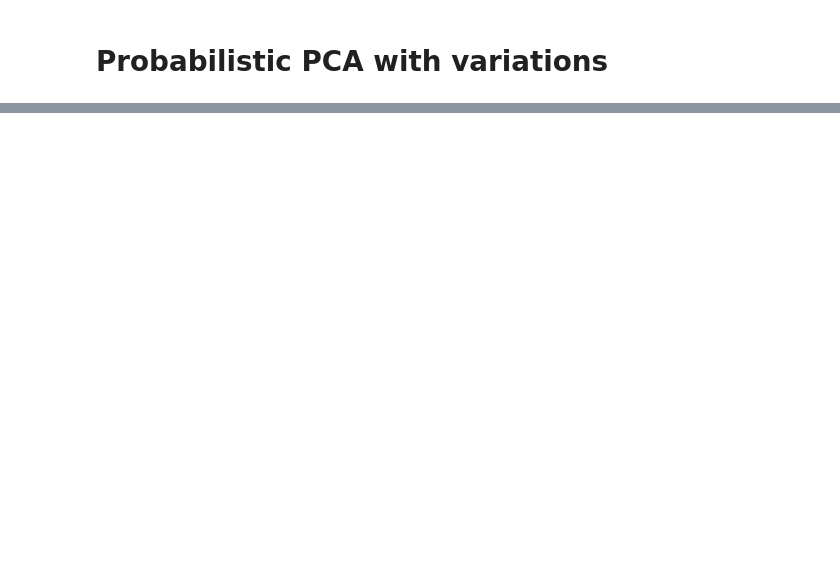
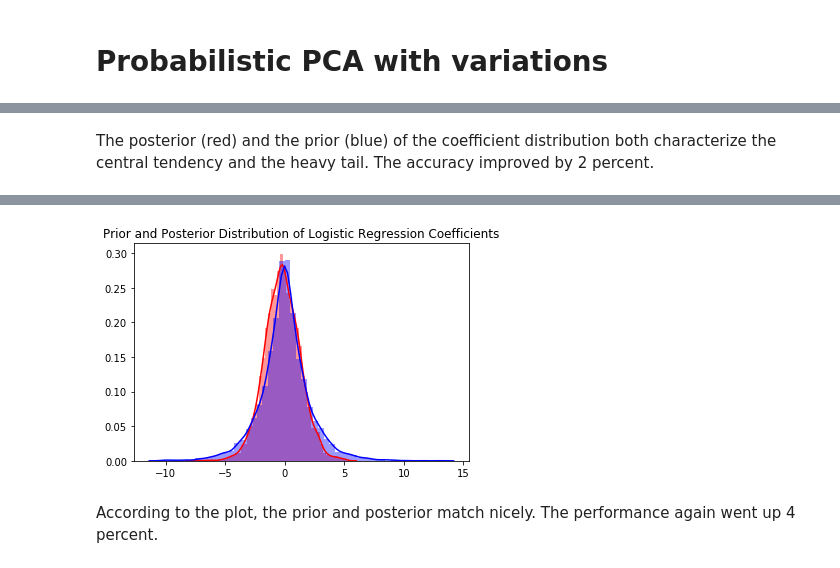
Before and after one commit to bl-2633/Bayesian-Representation-Learning, a Jupyter notebook: snp_gen/Project_PCA.ipynb, the cells around one changed output, grey strips where cells are left out. Cells and saved outputs as stored; diff of their text form; code cells hidden in the pictures; blank space fills up the shorter version.

```diff
--- a/snp_gen/Project_PCA.ipynb
+++ b/snp_gen/Project_PCA.ipynb
@@ -160,0 +272,16 @@ print('The roc area achieved by raw bayesian logistics regression is %f'
+# %% [markdown]
+The posterior (red) and the prior (blue) of the coefficient distribution both characterize the central tendency and the heavy tail. The accuracy improved by 2 percent.
+# %%
+regression_coef_var = 1.5
+acc, qcoef, coef_prior = raw_bayesian_logistics_regression(regression_coef_var, X_train, y_train, prior='laplacian')
+print('The accuracy achieved by raw bayesian logistics regression is %f'
+      % acc)
+
+pos_encode = qcoef.sample().eval()
+pri_encode = coef_prior.sample().eval()
+
+sns.distplot(np.ndarray.flatten(pos_encode), color = 'red')
+sns.distplot(np.ndarray.flatten(pri_encode), color = 'blue')
+plt.title('Prior and Posterior Distribution of Logistic Regression Coefficients')
+plt.show()
+# %% [output]
@@ -161 +290,4 @@ print('The roc area achieved by raw bayesian logistics regression is %f'
+[figure, added]
+# %% [markdown]
+According to the plot, the prior and posterior match nicely. The performance again went up 4 percent.
 # %%
```
Also changed, not shown: parts of 22 cells of this notebook.
